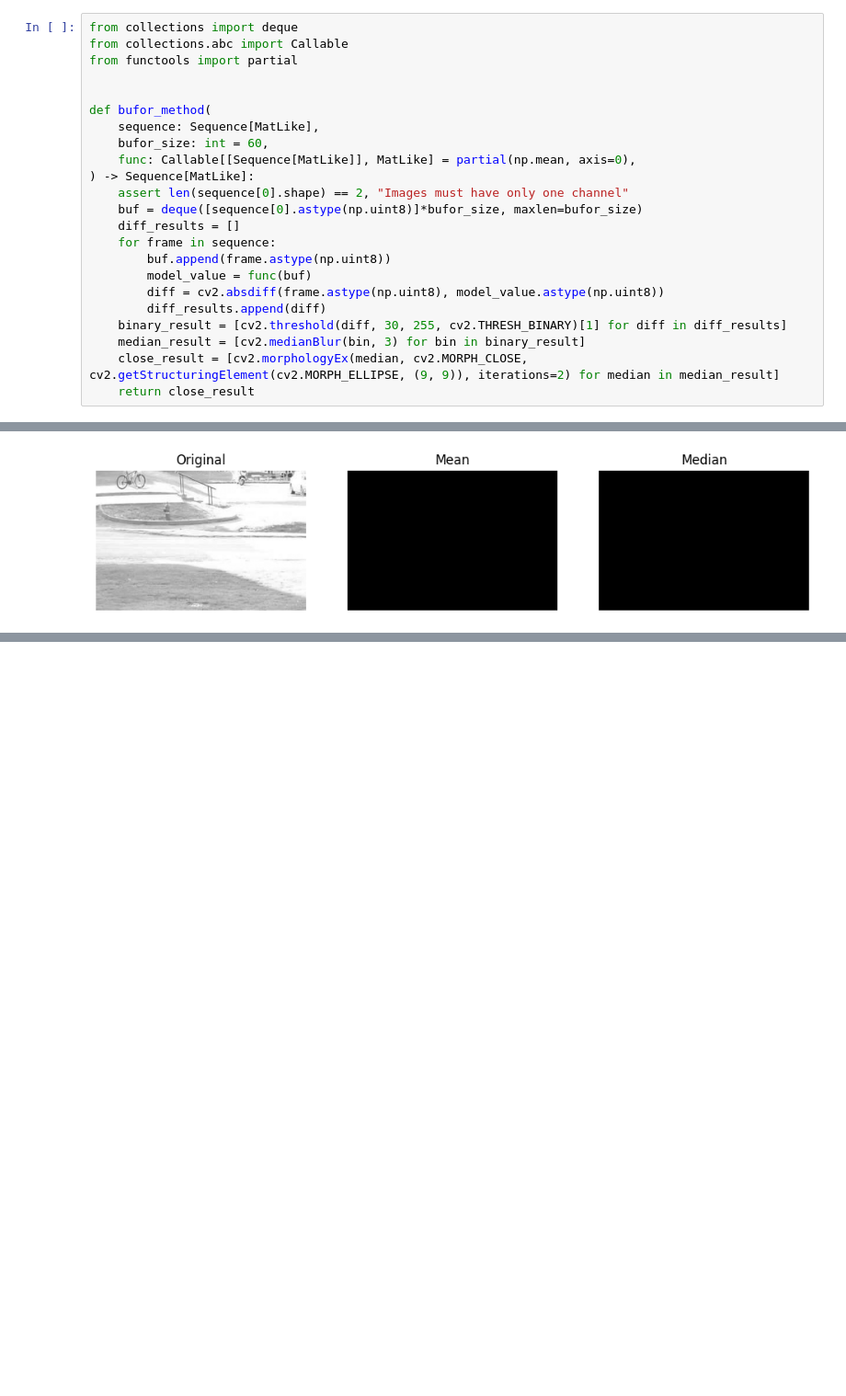
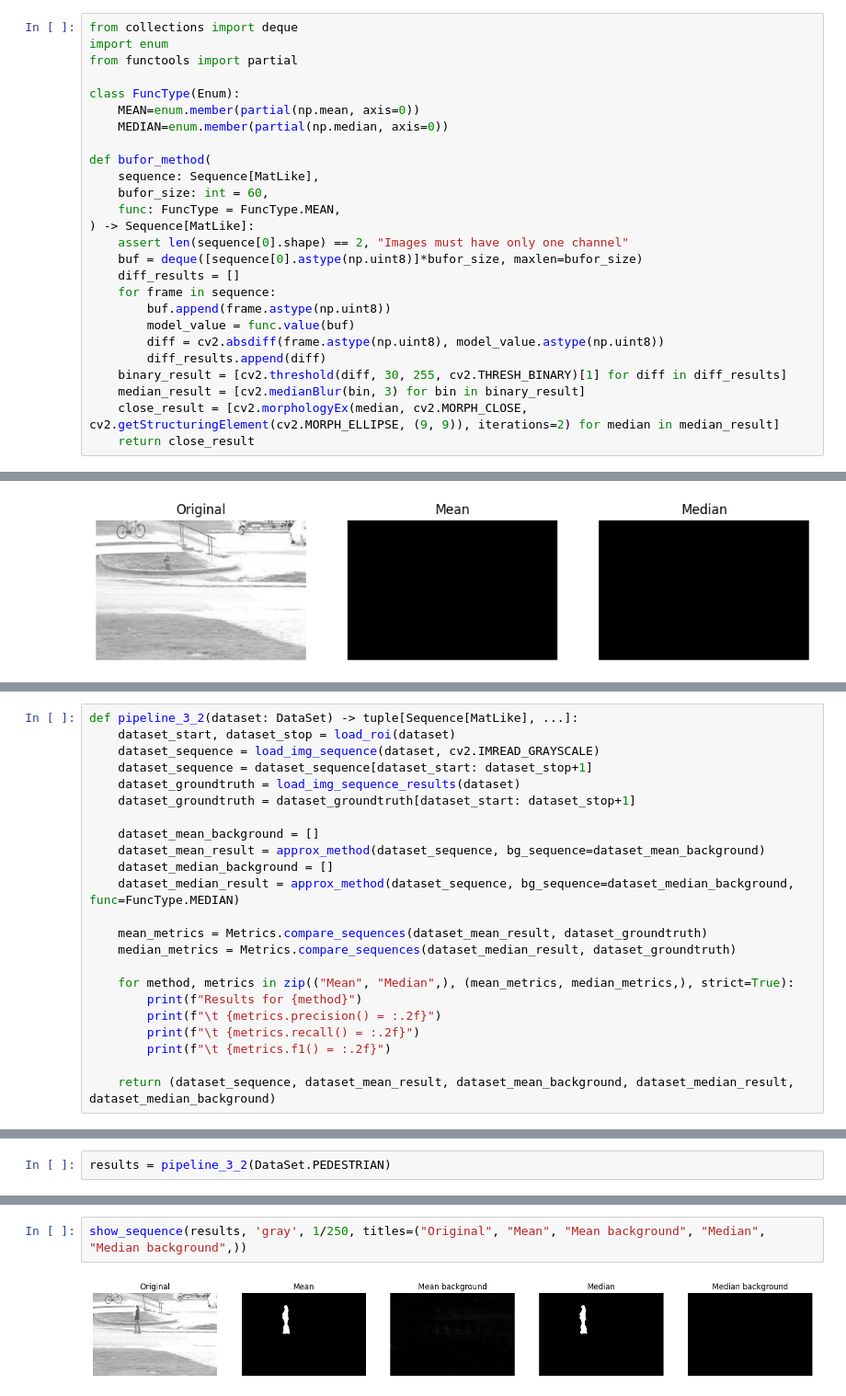
Before and after one commit to marcinwolder/zaawansowane-algorytmy-wizyjne, a Jupyter notebook: lab03/lab03.ipynb, the cells around one changed output, grey strips where cells are left out. Shown at 92% size. Drawn from its saved outputs; the diff is of its cells as text; blank space fills up the shorter version.

```diff
--- a/lab03/lab03.ipynb
+++ b/lab03/lab03.ipynb
@@ -193,21 +193,24 @@ show_sequence(pedestrian_sequence, wait_time=1/60, cmap="gray")
 [figure]
 # %%
 from collections import deque
-from collections.abc import Callable
+import enum
 from functools import partial
 
+class FuncType(Enum):
+    MEAN=enum.member(partial(np.mean, axis=0))
+    MEDIAN=enum.member(partial(np.median, axis=0))
 
 def bufor_method(
     sequence: Sequence[MatLike],
     bufor_size: int = 60,
-    func: Callable[[Sequence[MatLike]], MatLike] = partial(np.mean, axis=0),
+    func: FuncType = FuncType.MEAN,
 ) -> Sequence[MatLike]:
     assert len(sequence[0].shape) == 2, "Images must have only one channel"
     buf = deque([sequence[0].astype(np.uint8)]*bufor_size, maxlen=bufor_size)
     diff_results = []
     for frame in sequence:
         buf.append(frame.astype(np.uint8))
-        model_value = func(buf)
+        model_value = func.value(buf)
         diff = cv2.absdiff(frame.astype(np.uint8), model_value.astype(np.uint8))
         diff_results.append(diff)
     binary_result = [cv2.threshold(diff, 30, 255, cv2.THRESH_BINARY)[1] for diff in diff_results]
@@ -297,0 +332,23 @@ show_sequence(results, 'gray', 1/300, titles=("Original", "Mean", "Median",))
+# %%
+def pipeline_3_2(dataset: DataSet) -> tuple[Sequence[MatLike], ...]:
+    dataset_start, dataset_stop = load_roi(dataset)
+    dataset_sequence = load_img_sequence(dataset, cv2.IMREAD_GRAYSCALE)
+    dataset_sequence = dataset_sequence[dataset_start: dataset_stop+1]
+    dataset_groundtruth = load_img_sequence_results(dataset)
+    dataset_groundtruth = dataset_groundtruth[dataset_start: dataset_stop+1]
+
+    dataset_mean_background = []
+    dataset_mean_result = approx_method(dataset_sequence, bg_sequence=dataset_mean_background)
+    dataset_median_background = []
+    dataset_median_result = approx_method(dataset_sequence, bg_sequence=dataset_median_background, func=FuncType.MEDIAN)
+
+    mean_metrics = Metrics.compare_sequences(dataset_mean_result, dataset_groundtruth)
+    median_metrics = Metrics.compare_sequences(dataset_median_result, dataset_groundtruth)
+
+    for method, metrics in zip(("Mean", "Median",), (mean_metrics, median_metrics,), strict=True):
+        print(f"Results for {method}")
+        print(f"\t {metrics.precision() = :.2f}")
+        print(f"\t {metrics.recall() = :.2f}")
+        print(f"\t {metrics.f1() = :.2f}")
+
+    return (dataset_sequence, dataset_mean_result, dataset_mean_background, dataset_median_result, dataset_median_background)
@@ -297,0 +370,2 @@ show_sequence(results, 'gray', 1/300, titles=("Original", "Mean", "Median",))
+# %%
+results = pipeline_3_2(DataSet.PEDESTRIAN)
@@ -297,0 +381,4 @@ show_sequence(results, 'gray', 1/300, titles=("Original", "Mean", "Median",))
+# %%
+show_sequence(results, 'gray', 1/250, titles=("Original", "Mean", "Mean background", "Median", "Median background",))
+# %% [output]
+[figure, added]
```
Also changed, not shown: parts of 17 cells of this notebook.
